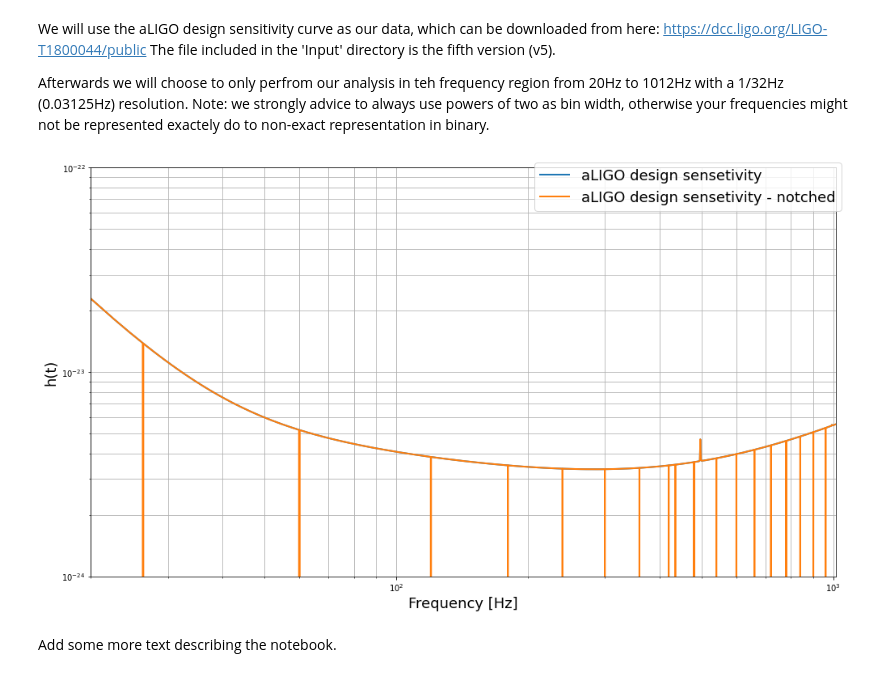
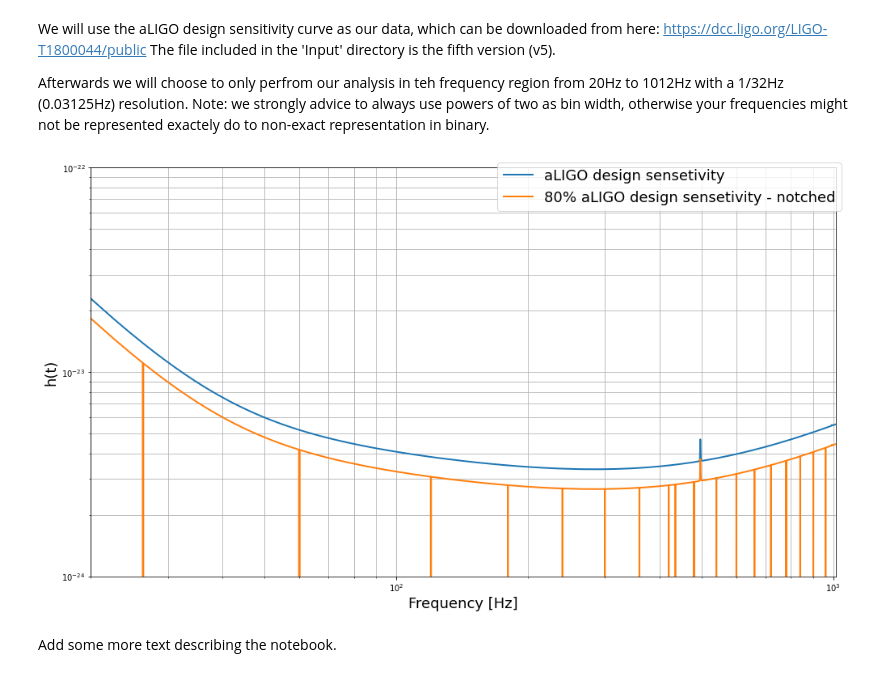
Before and after one commit to a-renzini/pygwb, a Jupyter notebook: tutorials/make_notchlist.ipynb, the cells around one changed output. Cells and saved outputs as stored; diff of their text form; code cells hidden in the pictures.

```diff
--- a/tutorials/make_notchlist.ipynb
+++ b/tutorials/make_notchlist.ipynb
@@ -113,17 +135,17 @@ ht_notched = ht * HL_notch_mask
 # %%
 fig, axs = plt.subplots(1,1,figsize=(14,8))
 axs.plot(f,ht,label='aLIGO design sensetivity', linewidth = 2)
-axs.plot(f,ht_notched,label='aLIGO design sensetivity - notched', linewidth = 2)
+axs.plot(f,0.8*ht_notched,label='80% aLIGO design sensetivity - notched', linewidth = 2)
 plt.ylabel('h(t)',fontsize=18)
 plt.xlabel('Frequency [Hz]',fontsize=18)
 axs.set_xscale('log')
 axs.set_yscale('log')
 axs.set_xlim(20,1012)
 axs.set_ylim(1e-24,1e-22)
 fig.legend(fontsize=18)
 plt.grid(True, which="both", ls="-")
 fig.tight_layout()
 # %% [output]
-[figure, old version]
+[figure, new version]
 # %% [markdown]
 Add some more text describing the notebook.
```
Also changed, not shown: parts of 6 cells of this notebook.
